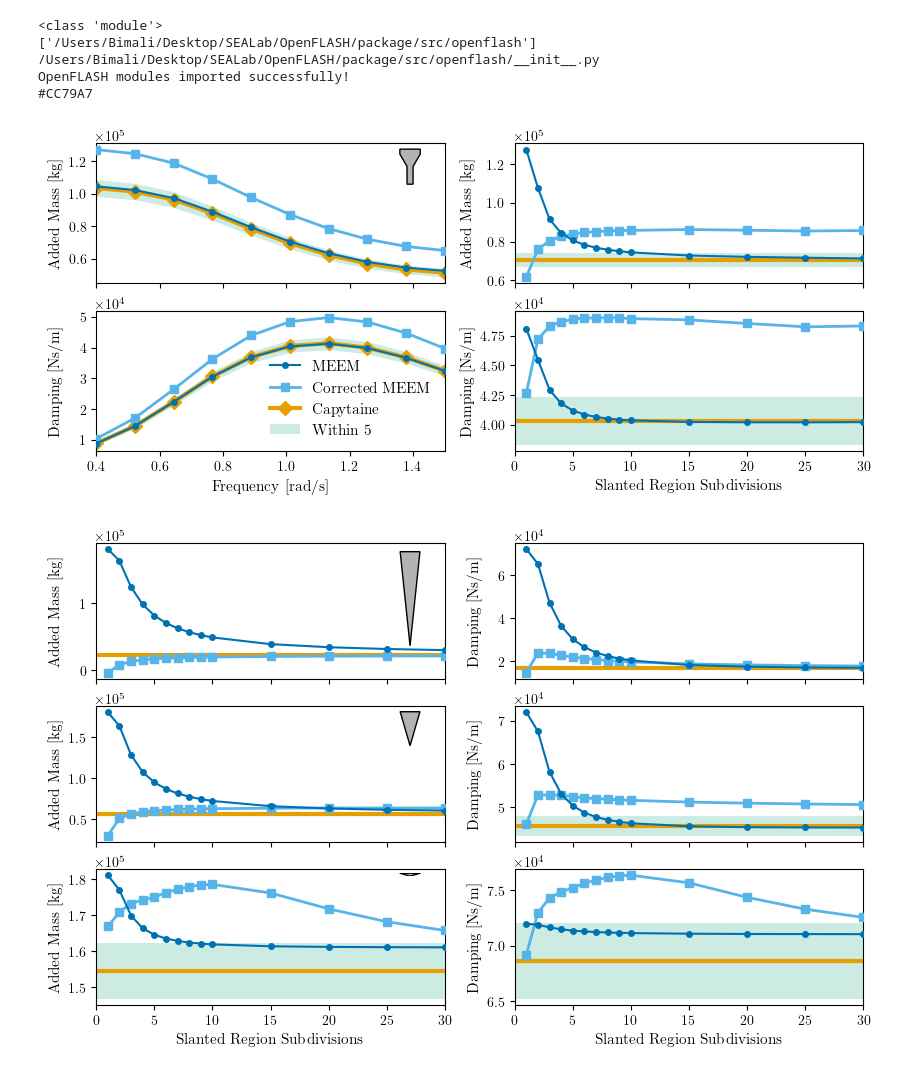
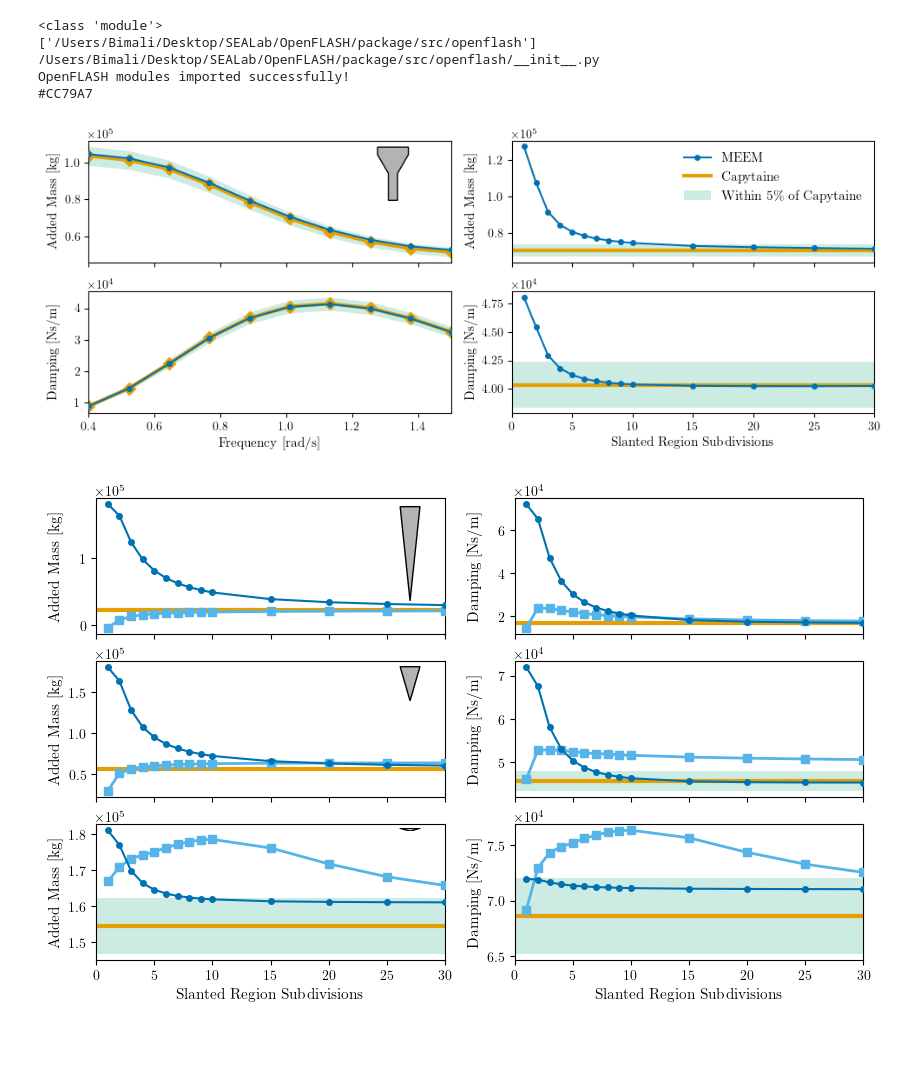
Before and after one commit to symbiotic-engineering/OpenFLASH, a Jupyter notebook: analysis/slant_data_plots.ipynb, the cells around one changed output. Saved outputs shown, nothing was run; the diff lists cells and outputs as text; code cells hidden in the pictures; blank space fills up the shorter version.

Commit message:
Fix plot legend for MEEM-Capytaine slant comparison.

```diff
--- a/analysis/slant_data_plots.ipynb
+++ b/analysis/slant_data_plots.ipynb
@@ -34,7 +34,7 @@ colors.get_colors()
 fonts.get_fonts()
 print(colors.purple)
 
-figs_path_prefix = str((HERE / ".." / "pubs/JFM/figs").resolve())
+figs_1_path_str = str((HERE / ".." / "pubs" / "JFM" / "figs" / "MEEM-CPT-Slant-Freq.pdf").resolve())
 store_path_str = str((HERE / "data" / "slants.pkl").resolve())
 # %% [output]
 <class 'module'>
@@ -115,20 +115,20 @@ def plot_geom(ax, a_list, d_in, d_out, x0 = 0.82, x_width = 0.16):
 def plot_type_1_subplot(data, omega_sweep, hydro_key, ax):
   cpt_data = data["Config 1 Sweep"]["CPT " + hydro_key]
   meem_data = data["Config 1 Sweep"]["MEEM " + hydro_key]
-  mod_meem_data = data["Config 1 Sweep"]["Modified MEEM " + hydro_key]
+  # mod_meem_data = data["Config 1 Sweep"]["Modified MEEM " + hydro_key]
 
   ax.plot(omega_sweep, meem_data.squeeze(), marker='o',
            linestyle='-', color=colors.blue, label='MEEM',
            linewidth=l_width-1.5, markersize=m_size-3, zorder=4)
-  ax.plot(omega_sweep, mod_meem_data.squeeze(), marker='s',
-           linestyle='-', color=colors.skyblue, label='Corrected MEEM',
-           linewidth=l_width-1, markersize=m_size-1, zorder=3)
+  # ax.plot(omega_sweep, mod_meem_data.squeeze(), marker='s',
+  #          linestyle='-', color=colors.skyblue, label='Corrected MEEM',
+  #          linewidth=l_width-1, markersize=m_size-1, zorder=3)
   ax.plot(omega_sweep, cpt_data.squeeze(), marker='D',
            linestyle='-', color=colors.orange, label='Capytaine',
            linewidth=l_width, markersize=m_size, zorder=2)
   ax.fill_between(omega_sweep, (cpt_data.squeeze()) * 0.95, (cpt_data.squeeze()) * 1.05,
                   alpha=0.2, color = colors.green,
-                  linewidth=0, label = "Within 5% of Capytaine", zorder=1)
+                  linewidth=0, label = "Within 5\\% of Capytaine", zorder=1)
 
   ax.set_xlim([min(omega_sweep), max(omega_sweep)])
 
@@ -142,18 +142,18 @@ def plot_type_2_subplot(data, res_lst, idx, hydro_key, ax):
   cf_name = "Config " + str(idx)
   cpt_data = data[cf_name]["CPT " + hydro_key]
   meem_data = [data[cf_name]["MEEM " + hydro_key][res] for res in res_lst]
-  mod_meem_data = [data[cf_name]["Modified MEEM " + hydro_key][res] for res in res_lst]
+  # mod_meem_data = [data[cf_name]["Modified MEEM " + hydro_key][res] for res in res_lst]
 
   ax.plot(res_lst, meem_data, marker='o',
            linestyle='-', color=colors.blue, label='MEEM',
            linewidth=l_width-1.5, markersize=m_size-3, zorder=4)
-  ax.plot(res_lst, mod_meem_data, marker='s',
-          linestyle='-', color=colors.skyblue, label='MEEM with Correction',
-          linewidth=l_width-1, markersize=m_size-1, zorder=3)
+  # ax.plot(res_lst, mod_meem_data, marker='s',
+  #         linestyle='-', color=colors.skyblue, label='MEEM with Correction',
+  #         linewidth=l_width-1, markersize=m_size-1, zorder=3)
   ax.axhline(y = cpt_data, linestyle='-', color=colors.orange, label='Capytaine',
              linewidth=l_width, zorder=2)
   ax.axhspan(0.95 * cpt_data, 1.05 * cpt_data, alpha=0.2, color = colors.green,
-            linewidth=0, label = "Within 5% of Capytaine", zorder=1)
+            linewidth=0, label = "Within 5\\% of Capytaine", zorder=1)
   ax.set_xlim([0, max(res_lst)])
 
 def plot_type_2(data, res_lst, idx, ax1, ax2, geom_fig = True):
@@ -171,23 +171,24 @@ def plot_type_2(data, res_lst, idx, ax1, ax2, geom_fig = True):
 # %%
 fig, ax = plt.subplots(2, 2, figsize=(fig_h * 1.1, fig_w), sharex='col')
 for a in ax.flat:
     formatter = ScalarFormatter(useMathText=True)
     formatter.set_scientific(True)
     formatter.set_powerlimits((-1, 1))
     a.yaxis.set_major_formatter(formatter)
 
 plot_type_1(data, omega_sweep, ax[0,0], ax[1,0])
-plot_geom(ax[0,0], a_list_1, d_in_1, d_out_1)
+plot_geom(ax[0,0], a_list_1, d_in_1, d_out_1, x0 = 0.7, x_width = 0.28)
 plot_type_2(data, res_lst, 1, ax[0,1], ax[1,1], geom_fig = False)
 ax[1,1].set_xlabel('Slanted Region Subdivisions', fontsize=lab_fs)
 ax[1,0].set_xlabel('Frequency [rad/s]', fontsize=lab_fs)
-ax[1,0].legend(loc='lower right', fontsize=leg_fs, frameon=False)
+ax[0, 1].legend(loc='upper right', fontsize=leg_fs, frameon=False)
+plt.tight_layout()
 fig.align_ylabels()
 
-full_path = figs_path_prefix + "/MEEM-CPT-Slant-Freq.pdf"
+full_path = figs_1_path_str
 fig.savefig(full_path, format='pdf', dpi=300, bbox_inches='tight')
 # %% [output]
-[figure, old version]
+[figure, new version]
 # %%
 fig, ax = plt.subplots(3, 2, figsize=(fig_h * 1.1, fig_w * 1.5), sharex='col')
 for a in ax.flat:
```
Also changed, not shown: 1 other file.
